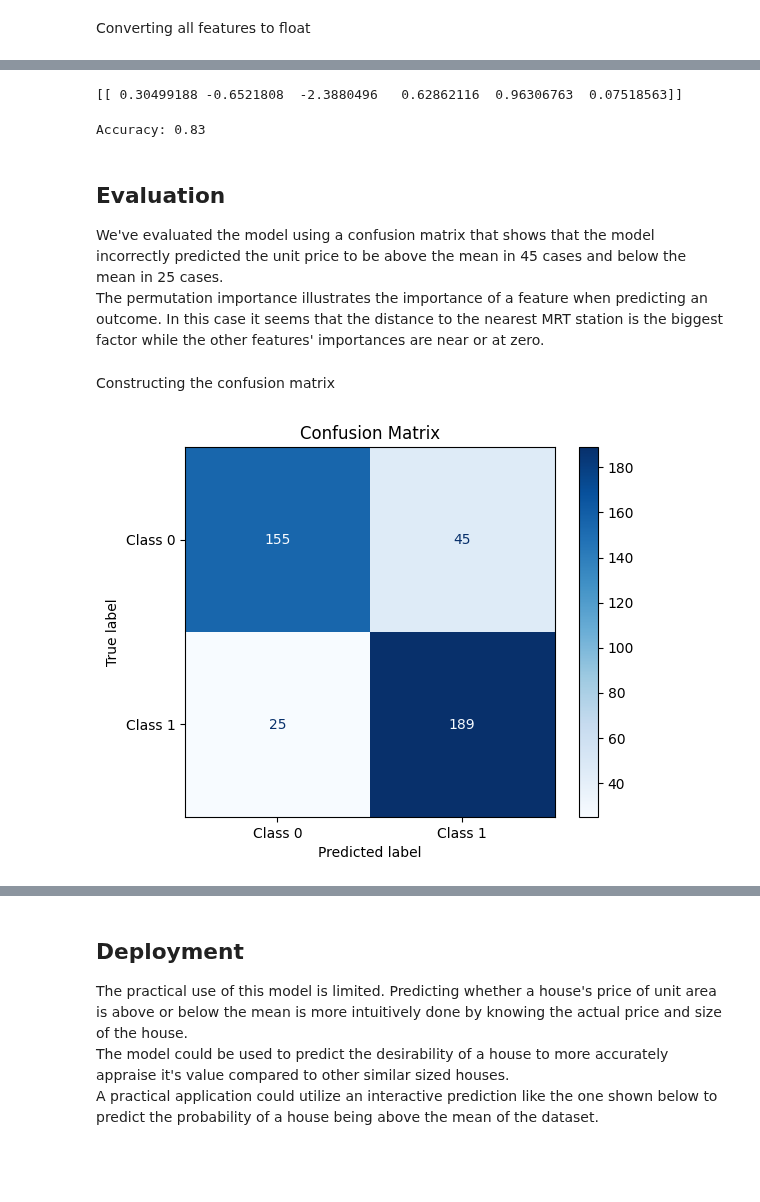
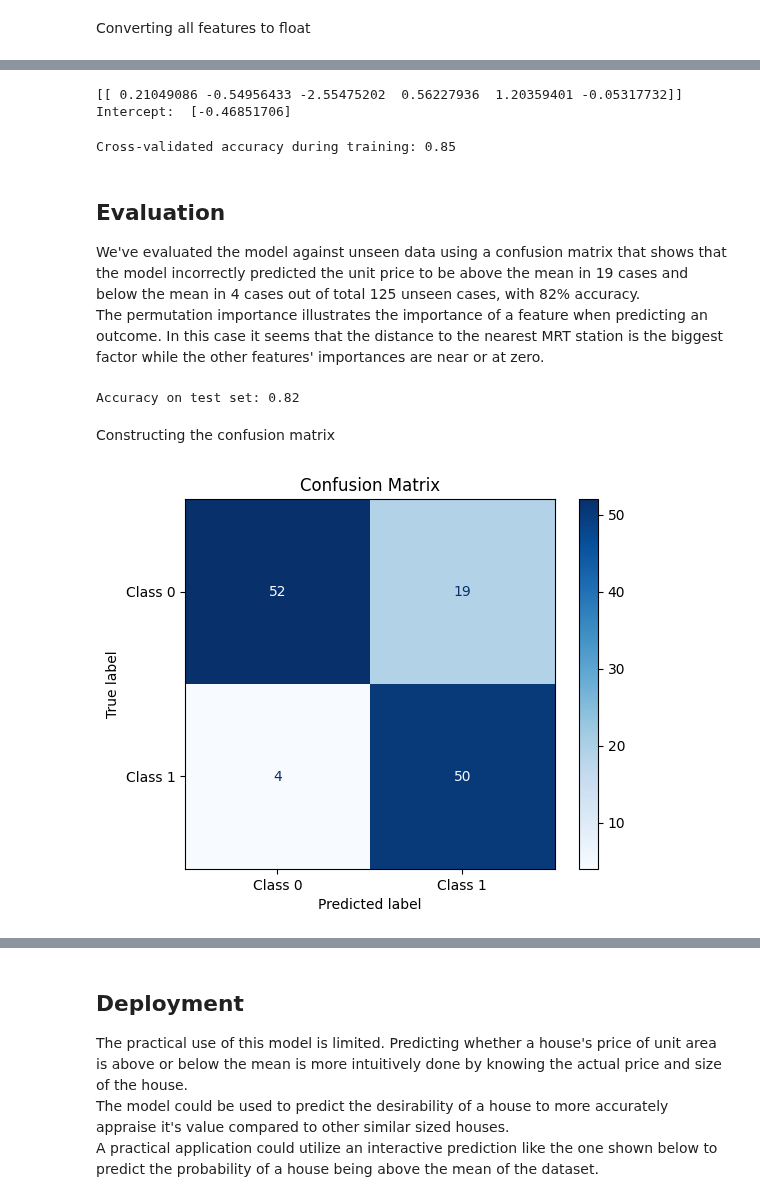
Before and after one commit to joojaa7/dataK-koneO, a Jupyter notebook: A04/A04_logistic.ipynb, the cells around one changed output, grey strips where cells are left out. Saved outputs shown, nothing was run; the diff lists cells and outputs as text; code cells hidden in the pictures; blank space fills up the shorter version.

Commit message:
-split data to training and test

```diff
--- a/A04/A04_logistic.ipynb
+++ b/A04/A04_logistic.ipynb
@@ -58,13 +61,19 @@ Standardization
 # %% [markdown]
 Converting all features to float
 # %%
+from sklearn.model_selection import train_test_split
+
 for col in X.columns.values:
     if X[col].dtype != 'float64':
         X[col] = X[col].astype(dtype='float64')
 
+# Splitting the data
+X_train, X_test, y_train, y_test = train_test_split(X, y, test_size=0.3, random_state=42)
+
 # Standardization
 scaler = StandardScaler()
-X_scaled = scaler.fit_transform(X.values)
+X_train = scaler.fit_transform(X_train)
+X_test = scaler.transform(X_test)
 # %% [markdown]
 ## Modeling
 The logistic regression model is trained with the Limited-memory BFGS (lbfgs) as the solver algorithm which uses the L2 regularization to prevent overfitting.\
@@ -73,40 +82,43 @@ The model is tested with the cross_val_predict() function that generates cross-v
 # %%
 reg = LogisticRegression(solver='lbfgs')
-reg.fit(X_scaled, y)
+reg.fit(X_train, y_train)
 print(reg.coef_)
+print("Intercept: ", reg.intercept_)
 # %% [output]
-[[ 0.30499188 -0.6521808  -2.3880496   0.62862116  0.96306763  0.07518563]]
+[[ 0.21049086 -0.54956433 -2.55475202  0.56227936  1.20359401 -0.05317732]]
+Intercept:  [-0.46851706]
 # %%
-from sklearn.model_selection import cross_val_predict
-from sklearn.metrics import confusion_matrix
-
-y_pred = cross_val_predict(estimator=reg, X=X, y=y, cv=10)
-
-accuracy = accuracy_score(y, y_pred)
-
-print("Accuracy: %0.2f" % accuracy)
+from sklearn.model_selection import cross_val_score
+accuracy_train = cross_val_score(reg, X_train, y_train, cv=10, scoring="accuracy").mean()
+print("Cross-validated accuracy during training: %0.2f" % accuracy_train)
 # %% [output]
-Accuracy: 0.83
+Cross-validated accuracy during training: 0.85
 # %% [markdown]
 ## Evaluation
-We've evaluated the model using a confusion matrix that shows that the model incorrectly predicted the unit price to be above the mean in 45 cases and below the mean in 25 cases.\
+We've evaluated the model against unseen data using a confusion matrix that shows that the model incorrectly predicted the unit price to be above the mean in 19 cases and below the mean in 4 cases out of total 125 unseen cases, with 82% accuracy.\
 The permutation importance illustrates the importance of a feature when predicting an outcome. In this case it seems that the distance to the nearest MRT station is the biggest factor while the other features' importances are near or at zero.
+# %%
+y_pred_test = reg.predict(X_test)
+accuracy_test = accuracy_score(y_test, y_pred_test)
+print("Accuracy on test set: %0.2f" % accuracy_test)
+# %% [output]
+Accuracy on test set: 0.82
 # %% [markdown]
 Constructing the confusion matrix
 # %%
 from sklearn.metrics import confusion_matrix, ConfusionMatrixDisplay
-cm = confusion_matrix(y, y_pred)
+cm = confusion_matrix(y_test, y_pred_test)
 
 cmd = ConfusionMatrixDisplay(cm, display_labels=['Class 0', 'Class 1'])
 
 fig, ax = plt.subplots()
 cmd.plot(cmap=plt.cm.Blues, ax=ax)
 
 ax.set_title('Confusion Matrix')
 
 plt.show()
 # %% [output]
-[figure, old version]
+[figure, new version]
 # %%
 # feature importance
 from sklearn.inspection import permutation_importance
```
Also changed, not shown: parts of 3 cells of this notebook.
